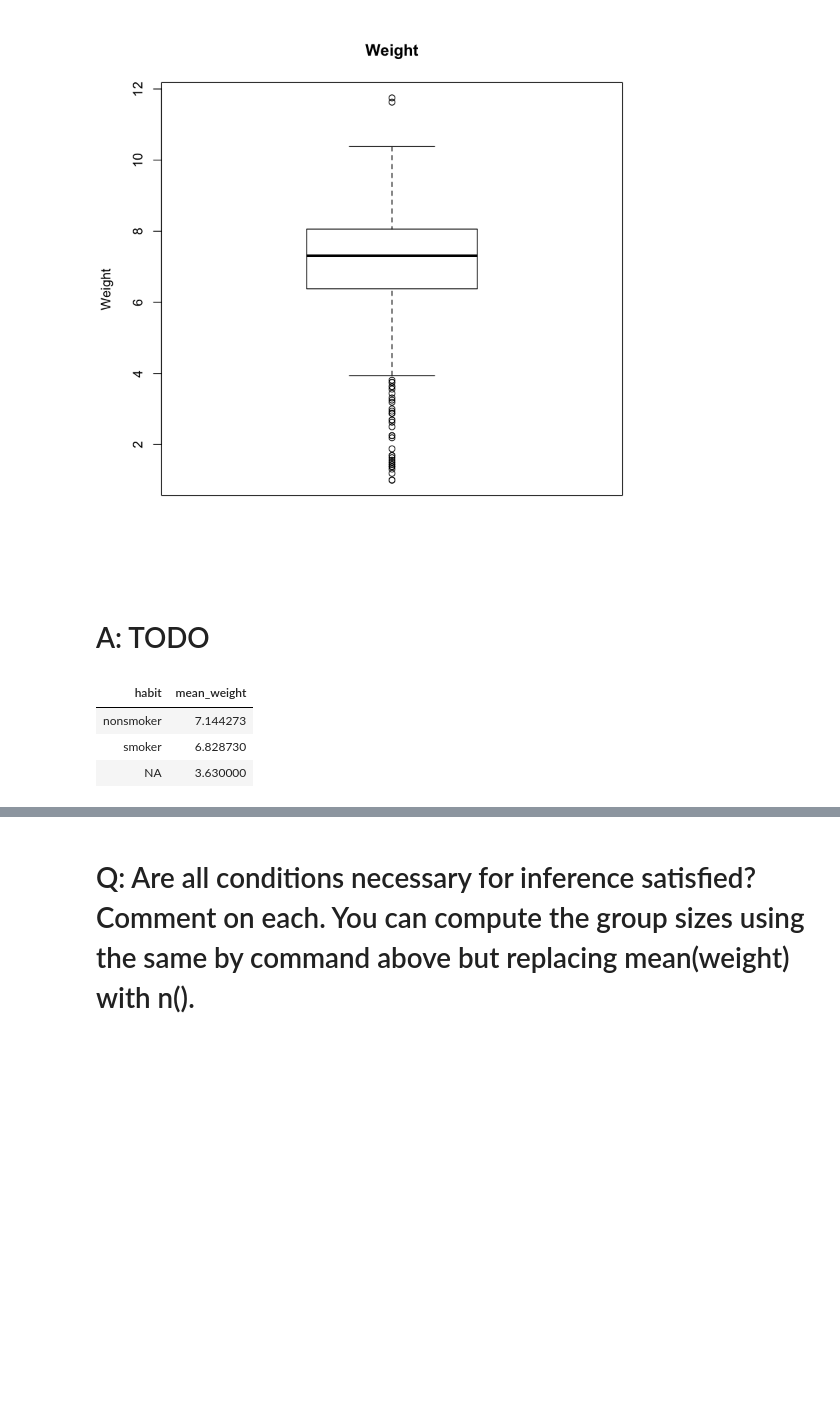
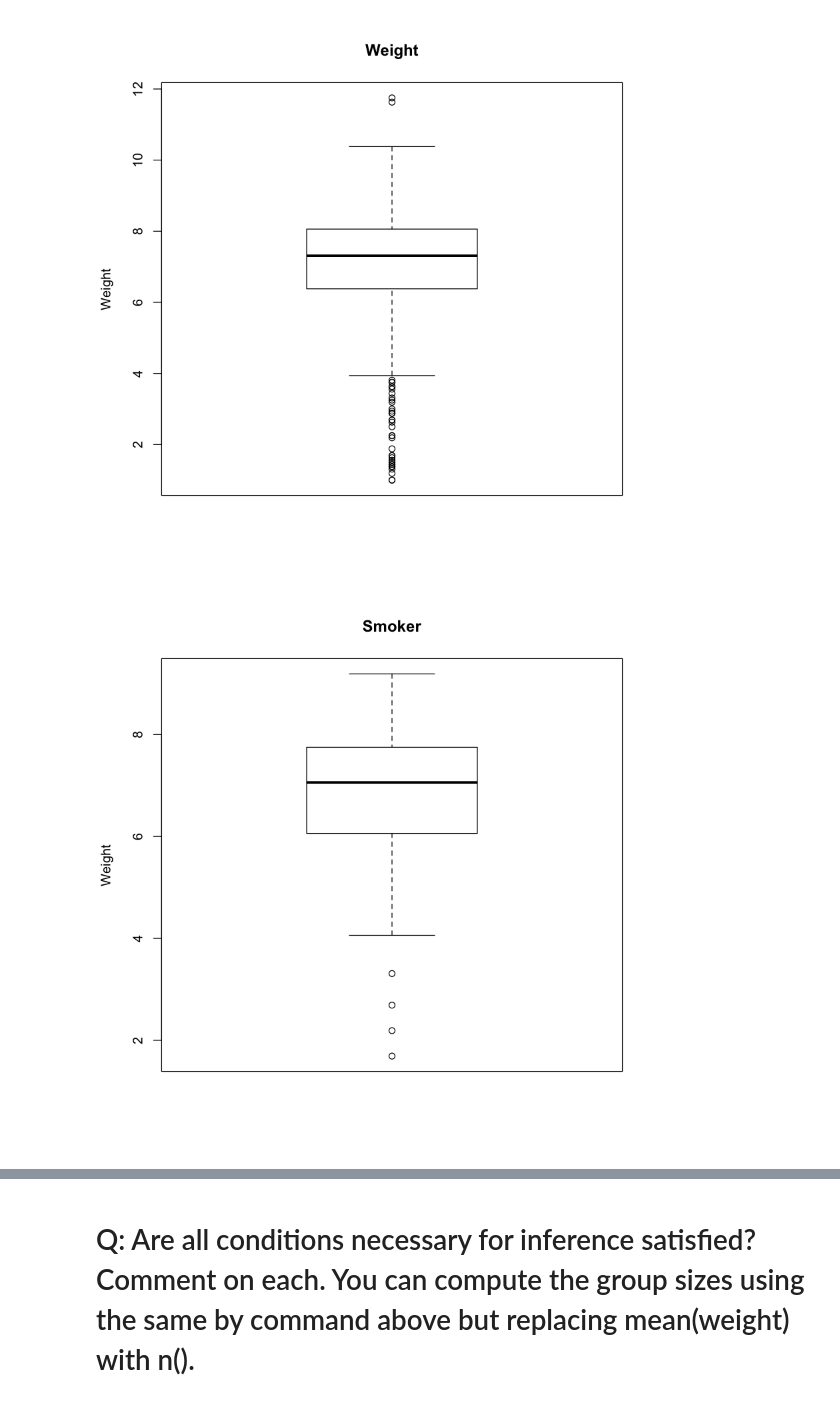
Before and after one commit to elliottevers/statistics, a Jupyter notebook: labs/module_2/week_3/inf_for_numerical_data.ipynb, the cells around one changed output, grey strips where cells are left out. Drawn from its saved outputs; the diff is of its cells as text; code cells hidden in the pictures; blank space fills up the shorter version.

Commit message:
more progress for inference on numerical data

```diff
--- a/labs/module_2/week_3/inf_for_numerical_data.ipynb
+++ b/labs/module_2/week_3/inf_for_numerical_data.ipynb
@@ -92,14 +92,18 @@ boxplot(
 )
 # %% [output]
 [figure]
-# %% [markdown]
-# A: TODO
-# %%
-nc %>%
-  group_by(habit) %>%
-  summarise(mean_weight = mean(weight))
-# %% [output]
-| habit | mean_weight |
-| nonsmoker | 7.144273 |
-| smoker | 6.828730 |
-| NA | 3.630000 |
+# %%
+smoker_data <- nc %>%
+  filter(habit == "smoker")
+
+nonsmoker_data <- nc %>%
+  filter(habit == "nonsmoker")
+# %%
+boxplot(
+    smoker_data$weight,
+    data=smoker_data,
+    main="Smoker",
+    ylab="Weight"
+)
+# %% [output]
+[figure, added]
```
Also changed, not shown: parts of 13 cells of this notebook.
